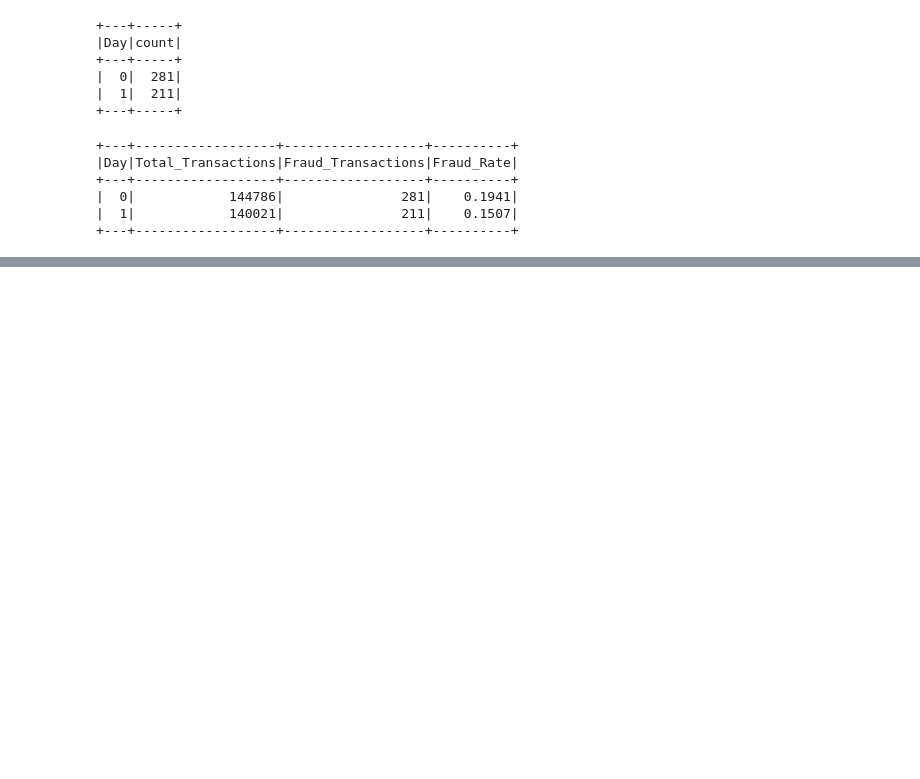
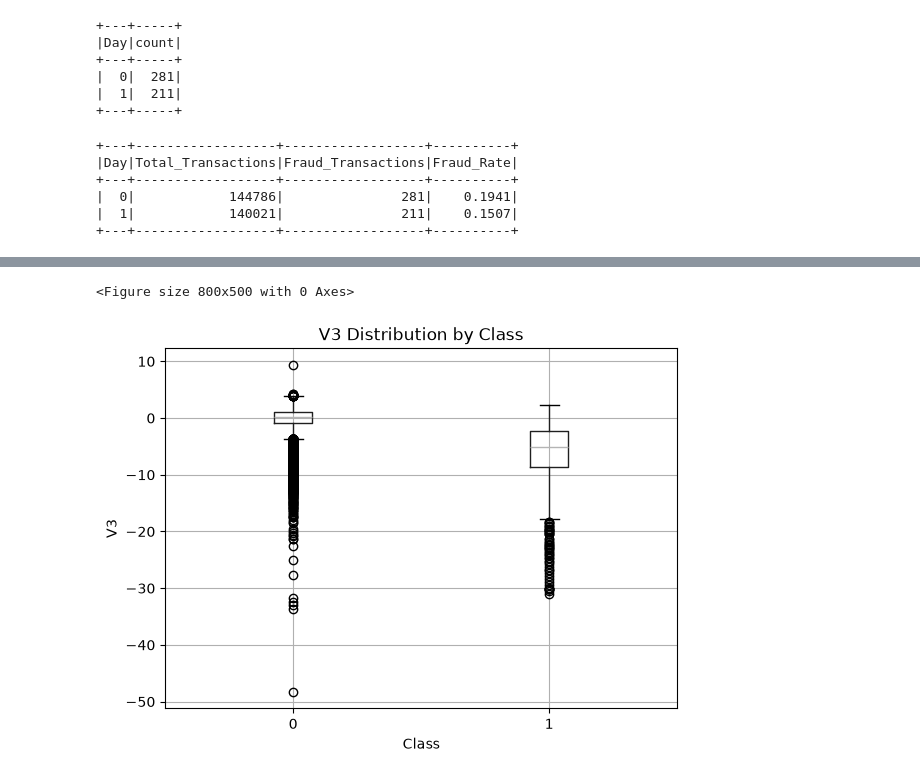
Before and after one commit to Megapixel777/fraud-detection-ai, a Jupyter notebook: notebooks/02_data_exploration.ipynb, the cells around one changed output, grey strips where cells are left out. Cells and saved outputs as stored; diff of their text form; code cells hidden in the pictures; blank space fills up the shorter version.

```diff
--- a/notebooks/02_data_exploration.ipynb
+++ b/notebooks/02_data_exploration.ipynb
@@ -658,0 +1157,29 @@ fraud_rate_by_day_df.show()
+# %%
+# ==========================
+# V3 Distribution by Class
+# ==========================
+
+import matplotlib.pyplot as plt
+
+v3_pd = (
+    df
+    .select("Class", "V3")
+    .toPandas()
+)
+
+plt.figure(figsize=(8, 5))
+
+v3_pd.boxplot(
+    column="V3",
+    by="Class"
+)
+
+plt.title("V3 Distribution by Class")
+plt.suptitle("")
+plt.xlabel("Class")
+plt.ylabel("V3")
+
+plt.show()
+# %% [output]
+<Figure size 800x500 with 0 Axes>
+[figure, added]
```
Also changed, not shown: parts of 19 cells of this notebook.
